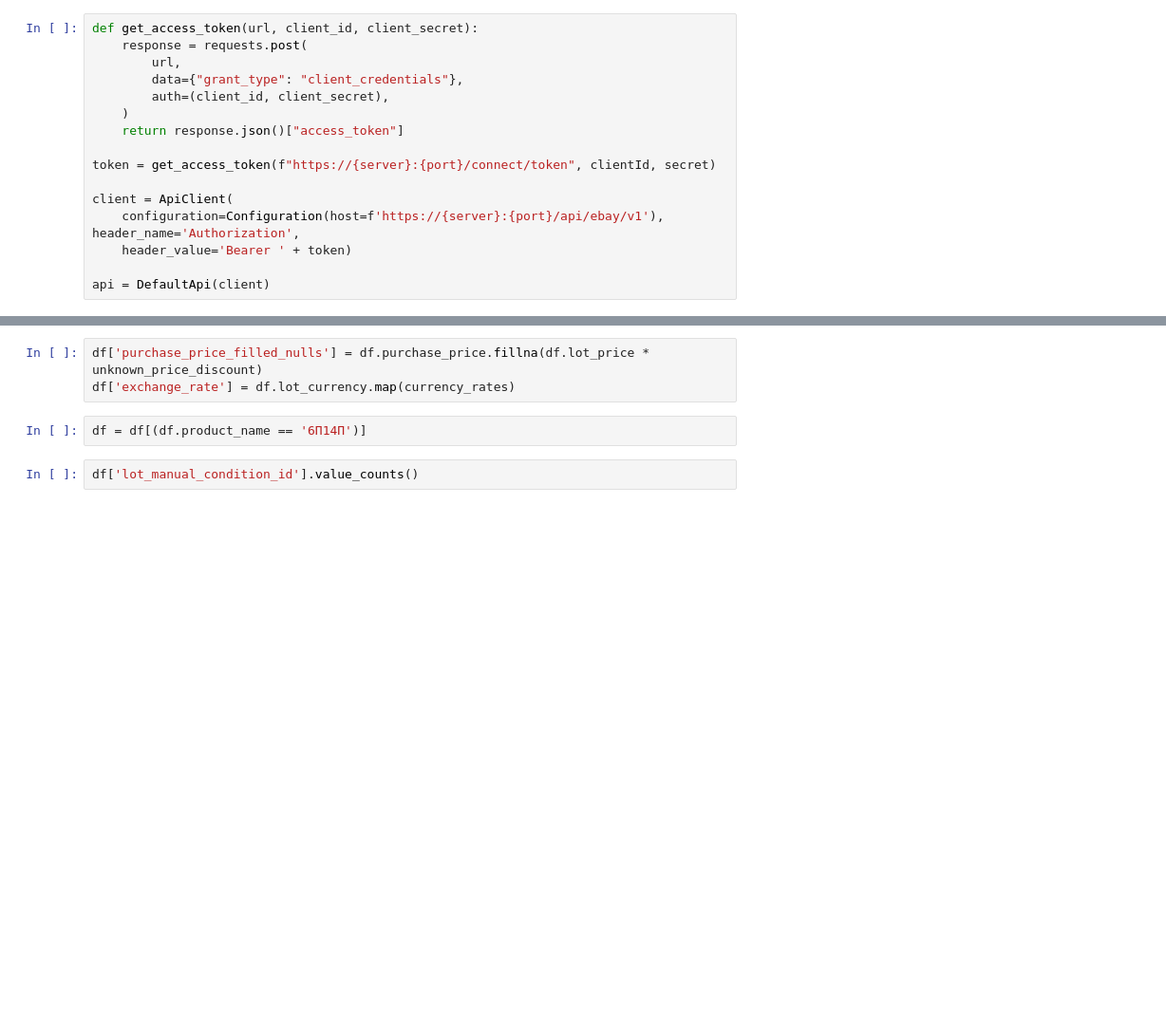
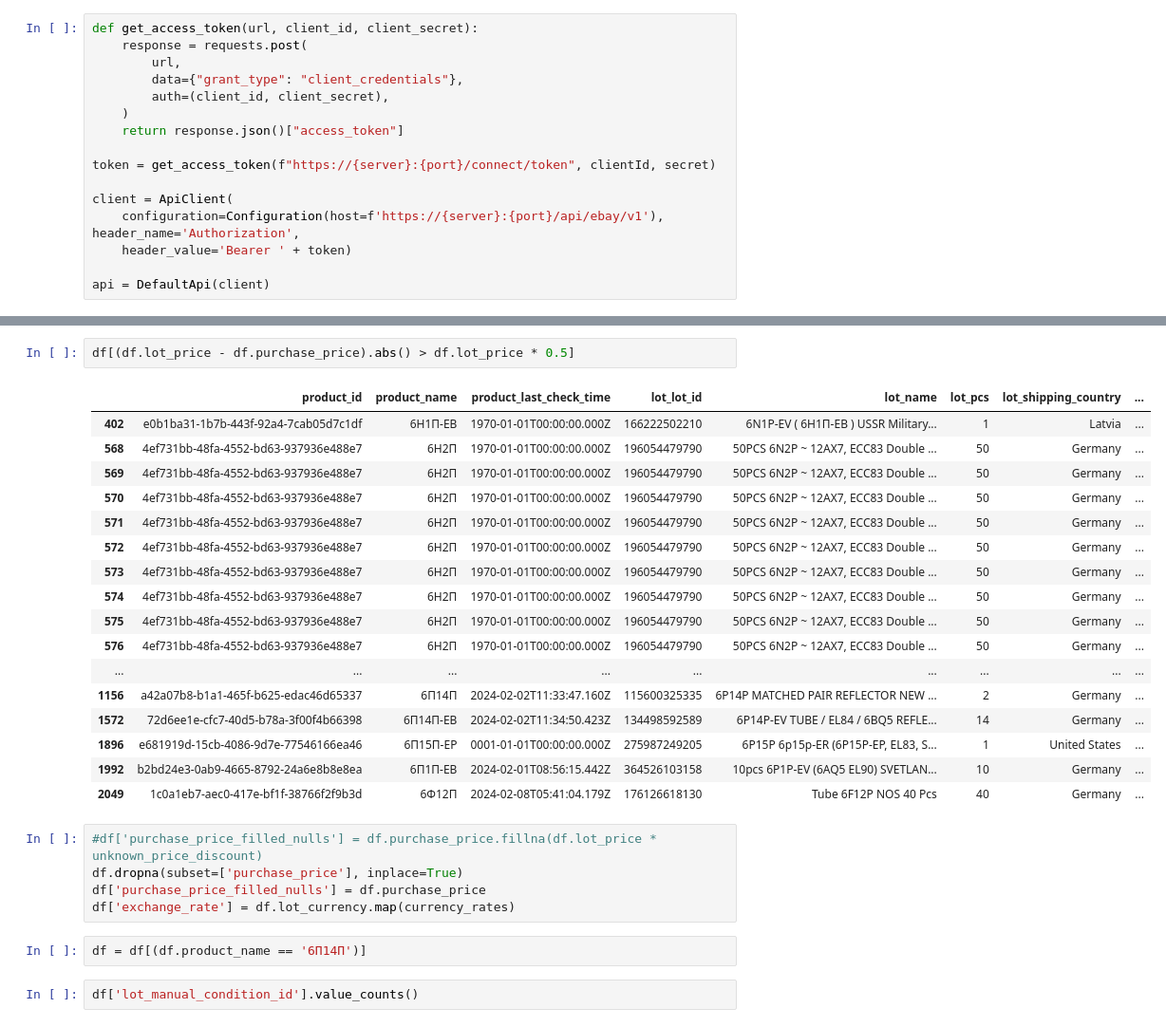
Before and after one commit to artyompetrov/Ebay, a Jupyter notebook: Python/Prices.ipynb, the cells around one changed output, grey strips where cells are left out. Shown at 95% size. Cells and saved outputs as stored; diff of their text form; blank space fills up the shorter version.

```diff
--- a/Python/Prices.ipynb
+++ b/Python/Prices.ipynb
@@ -91,5 +91,27 @@ Processing ОГ-8
+# %%
+df[(df.lot_price - df.purchase_price).abs() > df.lot_price * 0.5]
+# %% [output]
+|  | product_id | product_name | product_last_check_time | lot_lot_id | lot_name | lot_pcs | lot_shipping_country | ... |
+| 402 | e0b1ba31-1b7b-443f-92a4-7cab05d7c1df | 6Н1П-ЕВ | 1970-01-01T00:00:00.000Z | 166222502210 | 6N1P-EV ( 6Н1П-ЕВ ) USSR Military... | 1 | Latvia | ... |
+| 568 | 4ef731bb-48fa-4552-bd63-937936e488e7 | 6Н2П | 1970-01-01T00:00:00.000Z | 196054479790 | 50PCS 6N2P ~ 12AX7, ECC83 Double ... | 50 | Germany | ... |
+| 569 | 4ef731bb-48fa-4552-bd63-937936e488e7 | 6Н2П | 1970-01-01T00:00:00.000Z | 196054479790 | 50PCS 6N2P ~ 12AX7, ECC83 Double ... | 50 | Germany | ... |
+| 570 | 4ef731bb-48fa-4552-bd63-937936e488e7 | 6Н2П | 1970-01-01T00:00:00.000Z | 196054479790 | 50PCS 6N2P ~ 12AX7, ECC83 Double ... | 50 | Germany | ... |
+| 571 | 4ef731bb-48fa-4552-bd63-937936e488e7 | 6Н2П | 1970-01-01T00:00:00.000Z | 196054479790 | 50PCS 6N2P ~ 12AX7, ECC83 Double ... | 50 | Germany | ... |
+| 572 | 4ef731bb-48fa-4552-bd63-937936e488e7 | 6Н2П | 1970-01-01T00:00:00.000Z | 196054479790 | 50PCS 6N2P ~ 12AX7, ECC83 Double ... | 50 | Germany | ... |
+| 573 | 4ef731bb-48fa-4552-bd63-937936e488e7 | 6Н2П | 1970-01-01T00:00:00.000Z | 196054479790 | 50PCS 6N2P ~ 12AX7, ECC83 Double ... | 50 | Germany | ... |
+| 574 | 4ef731bb-48fa-4552-bd63-937936e488e7 | 6Н2П | 1970-01-01T00:00:00.000Z | 196054479790 | 50PCS 6N2P ~ 12AX7, ECC83 Double ... | 50 | Germany | ... |
+| 575 | 4ef731bb-48fa-4552-bd63-937936e488e7 | 6Н2П | 1970-01-01T00:00:00.000Z | 196054479790 | 50PCS 6N2P ~ 12AX7, ECC83 Double ... | 50 | Germany | ... |
+| 576 | 4ef731bb-48fa-4552-bd63-937936e488e7 | 6Н2П | 1970-01-01T00:00:00.000Z | 196054479790 | 50PCS 6N2P ~ 12AX7, ECC83 Double ... | 50 | Germany | ... |
+| ... | ... | ... | ... | ... | ... | ... | ... | ... |
+| 1156 | a42a07b8-b1a1-465f-b625-edac46d65337 | 6П14П | 2024-02-02T11:33:47.160Z | 115600325335 | 6P14P MATCHED PAIR REFLECTOR NEW ... | 2 | Germany | ... |
+| 1572 | 72d6ee1e-cfc7-40d5-b78a-3f00f4b66398 | 6П14П-ЕВ | 2024-02-02T11:34:50.423Z | 134498592589 | 6P14P-EV TUBE / EL84 / 6BQ5 REFLE... | 14 | Germany | ... |
+| 1896 | e681919d-15cb-4086-9d7e-77546166ea46 | 6П15П-ЕР | 0001-01-01T00:00:00.000Z | 275987249205 | 6P15P 6p15p-ER (6P15P-EP, EL83, S... | 1 | United States | ... |
+| 1992 | b2bd24e3-0ab9-4665-8792-24a6e8b8e8ea | 6П1П-ЕВ | 2024-02-01T08:56:15.442Z | 364526103158 | 10pcs 6P1P-EV (6AQ5 EL90) SVETLAN... | 10 | Germany | ... |
+| 2049 | 1c0a1eb7-aec0-417e-bf1f-38766f2f9b3d | 6Ф12П | 2024-02-08T05:41:04.179Z | 176126618130 | Tube 6F12P NOS 40 Pcs | 40 | Germany | ... |
 # %%
-df['purchase_price_filled_nulls'] = df.purchase_price.fillna(df.lot_price * unknown_price_discount)
+#df['purchase_price_filled_nulls'] = df.purchase_price.fillna(df.lot_price * unknown_price_discount)
+df.dropna(subset=['purchase_price'], inplace=True)
+df['purchase_price_filled_nulls'] = df.purchase_price
 df['exchange_rate'] = df.lot_currency.map(currency_rates)
 # %%
 df = df[(df.product_name == '6П14П')]
```
Also changed, not shown: parts of 9 cells of this notebook, 8 other files.
